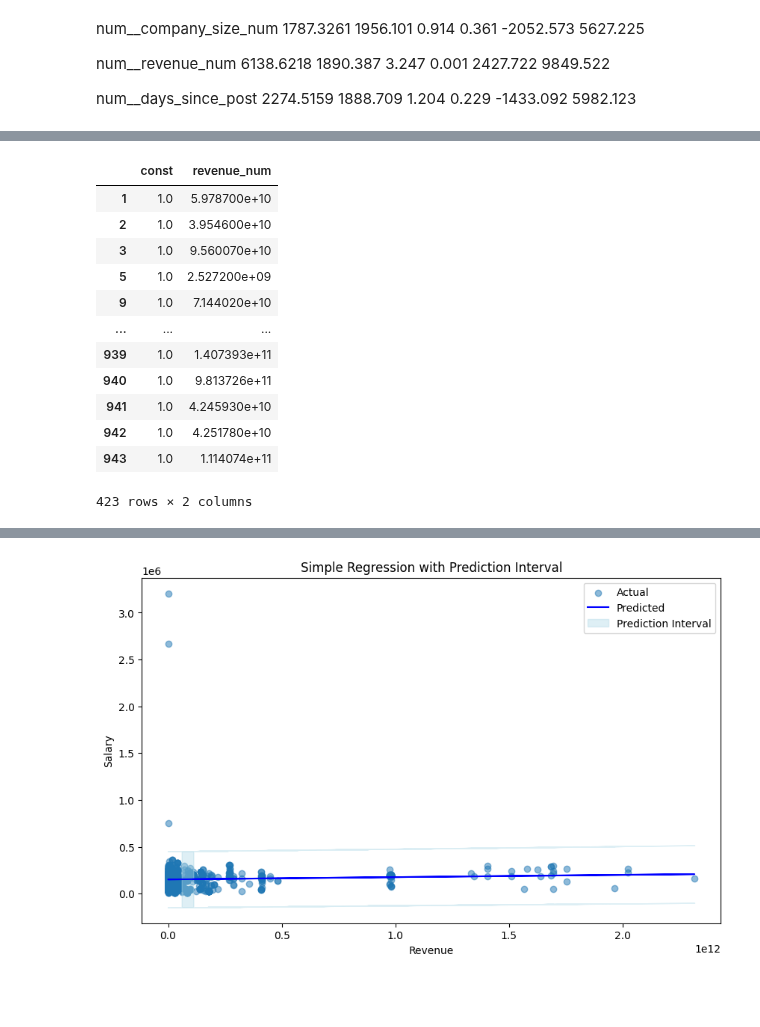
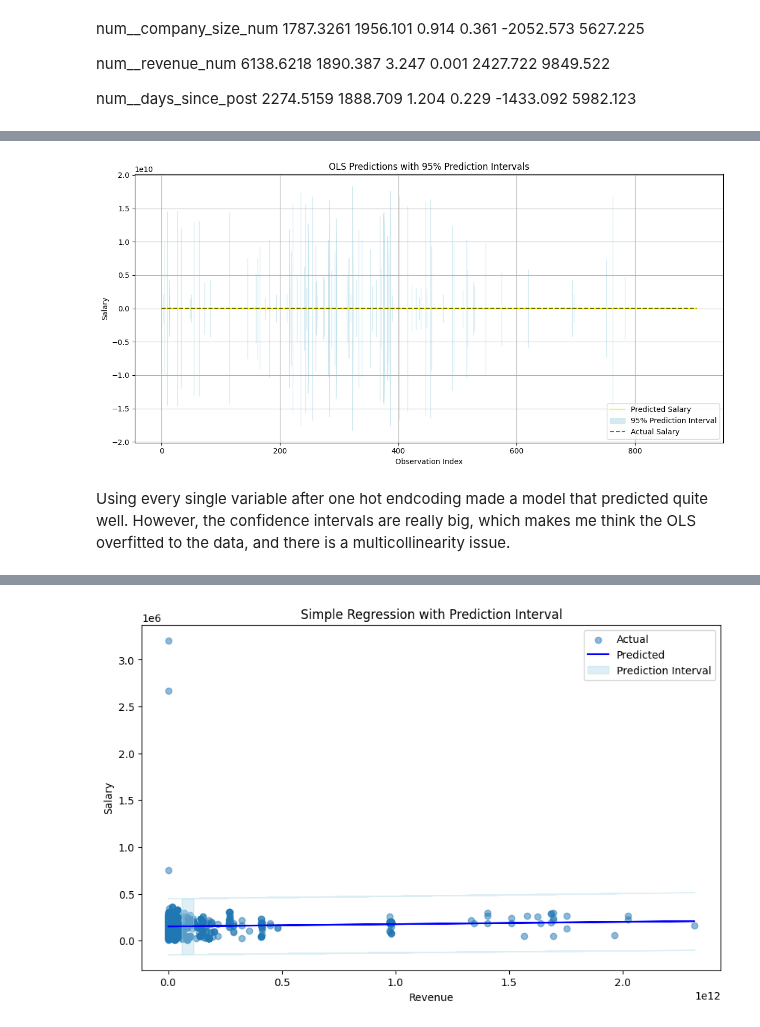
Before and after one commit to IanTaiAhn/econ6550, a Jupyter notebook: colab_assignments/Google_Colab_Assignment_8.ipynb, the cells around one changed output, grey strips where cells are left out. Cells and saved outputs as stored; diff of their text form; code cells hidden in the pictures; blank space fills up the shorter version.

```diff
--- a/colab_assignments/Google_Colab_Assignment_8.ipynb
+++ b/colab_assignments/Google_Colab_Assignment_8.ipynb
@@ -348,8 +359,6 @@ df = df[~df["salary_num"].isna()].copy()
 X = df[categorical_cols + numeric_cols + [col for col in df.columns if col.startswith("skill_")]]
 y = df["salary_num"]
 
-model.fit(X, y)
-print(df.columns)
-
-df
+# model.fit(X, y)
+print(df.info())
 # %% [output]
@@ -526,7 +402,12 @@ X_df = pd.DataFrame(X_sm, columns=feature_names)
 # 6. Fit OLS regression
 ols_model = sm.OLS(y.values, X_df).fit()
 
-print(ols_model.summary())
+multi_ols_model_summary = ols_model.summary()
+print(multi_ols_model_summary)
+
+# Generate predictions and intervals
+pred_multi = ols_model.get_prediction(X_df)
+pred_multi_summary = pred_multi.summary_frame(alpha=0.05)  # 95% confidence level
 # %% [output]
                             OLS Regression Results
 ==============================================================================
@@ -629,17 +441,26 @@ strong multicollinearity or other numerical problems.
-# %%
-y_simple
-X_simple
-# %% [output]
-|  | const | revenue_num |
-| 1 | 1.0 | 5.978700e+10 |
-| 2 | 1.0 | 3.954600e+10 |
-| 3 | 1.0 | 9.560070e+10 |
-| 5 | 1.0 | 2.527200e+09 |
-| 9 | 1.0 | 7.144020e+10 |
-| ... | ... | ... |
-| 939 | 1.0 | 1.407393e+11 |
-| 940 | 1.0 | 9.813726e+11 |
-| 941 | 1.0 | 4.245930e+10 |
-| 942 | 1.0 | 4.251780e+10 |
-| 943 | 1.0 | 1.114074e+11 |
-423 rows × 2 columns
+# %%
+# Extract values from the prediction summary
+predicted_all_features = pred_multi_summary["mean"]
+lower_all_features = pred_multi_summary["obs_ci_lower"]
+upper_all_features = pred_multi_summary["obs_ci_upper"]
+
+# Create the plot
+plt.figure(figsize=(12, 6))
+plt.plot(predicted_all_features, label="Predicted Salary", color="yellow")
+plt.fill_between(range(len(predicted_all_features)), lower_all_features, upper_all_features, color="lightblue", alpha=0.5, label="95% Prediction Interval")
+
+# Optional: overlay actual salaries
+plt.plot(y.values, label="Actual Salary", color="black", linestyle="--", alpha=0.6)
+
+# Customize the plot
+plt.xlabel("Observation Index")
+plt.ylabel("Salary")
+plt.title("OLS Predictions with 95% Prediction Intervals")
+plt.legend()
+plt.grid(True)
+plt.tight_layout()
+plt.show()
+# %% [output]
+[figure, added]
+# %% [markdown]
+<p>Using every single variable after one hot endcoding made a model that predicted quite well. However, the confidence intervals are really big, which makes me think the OLS overfitted to the data, and there is a multicollinearity issue.</p>
```
Also changed, not shown: parts of 31 cells of this notebook.
